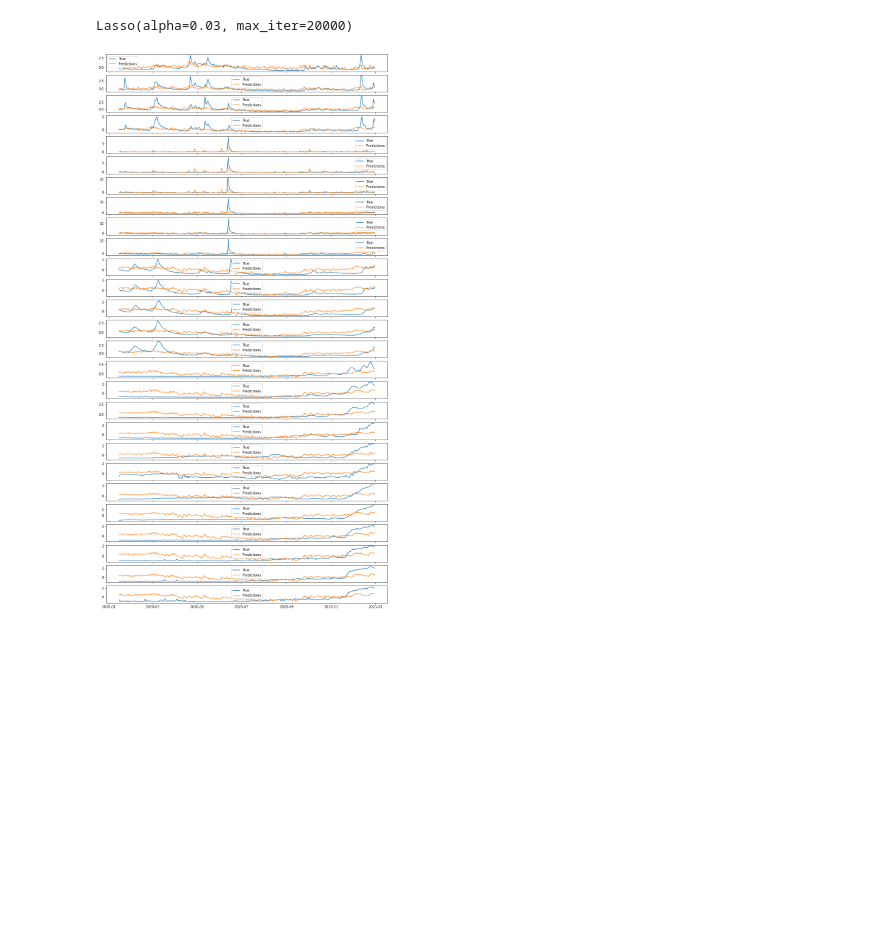
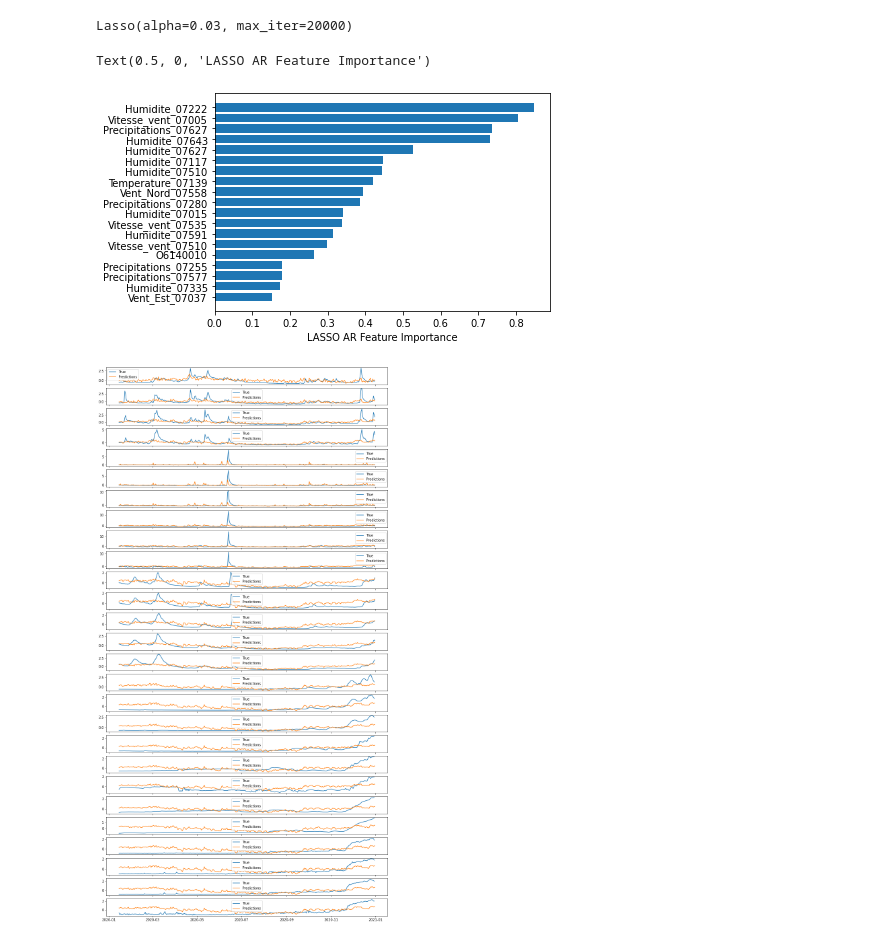
Before and after one commit to JlnZhou/ProjectML, a Jupyter notebook: Regression_GAMLASSOAR.ipynb, the cells around one changed output. Saved outputs shown, nothing was run; the diff lists cells and outputs as text; code cells hidden in the pictures; blank space fills up the shorter version.

Commit message:
importances des features

```diff
--- a/Regression_GAMLASSOAR.ipynb
+++ b/Regression_GAMLASSOAR.ipynb
@@ -329,6 +329,15 @@ model.fit(X = mesures_train_X_standard[colonnes_meteo_stations],
           y = mesures_train_X_standard[liste_stations_debit])
 # %% [output]
 Lasso(alpha=0.03, max_iter=20000)
+# %%
+coeff = model.coef_
+station1=coeff.sum(axis=0)
+sorted_idx = station1.argsort()
+plt.barh(mesures_train_X.columns[sorted_idx][-20:-1], station1[sorted_idx][-20:-1])
+plt.xlabel("LASSO AR Feature Importance")
+# %% [output]
+Text(0.5, 0, 'LASSO AR Feature Importance')
+[figure, added]
 # %%
 # Predictions Standard
 liste_dates = mesures_test_Y["Date"]
```
Also changed, not shown: 2 other files.
